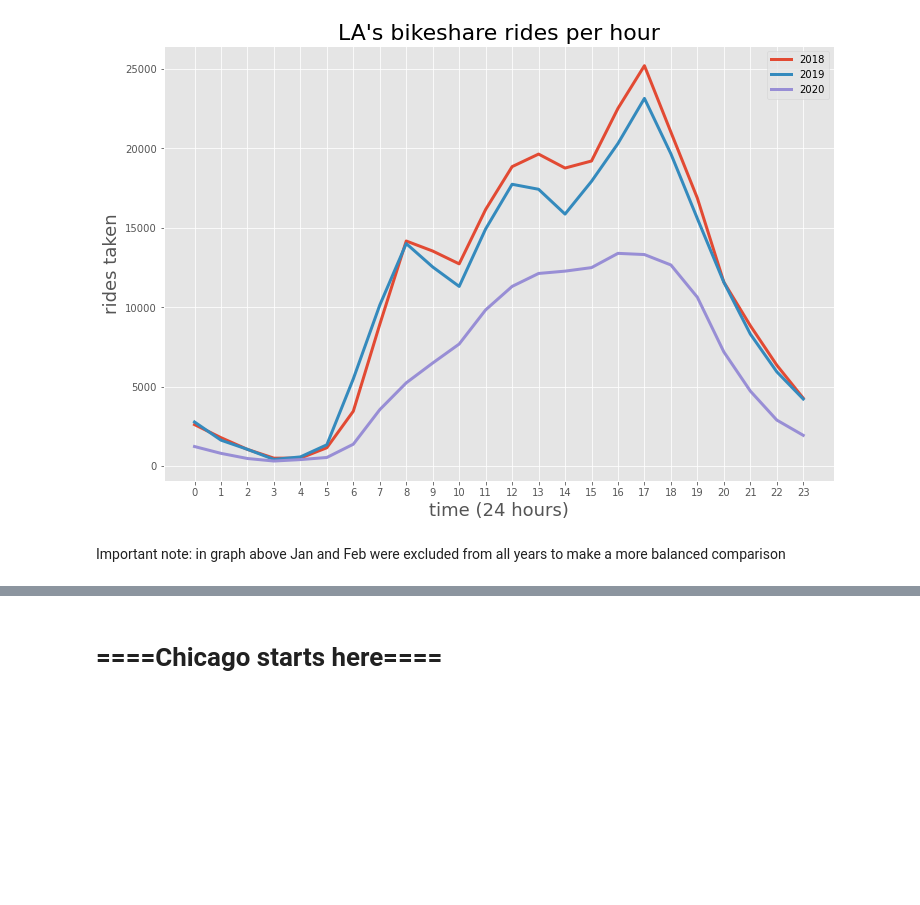
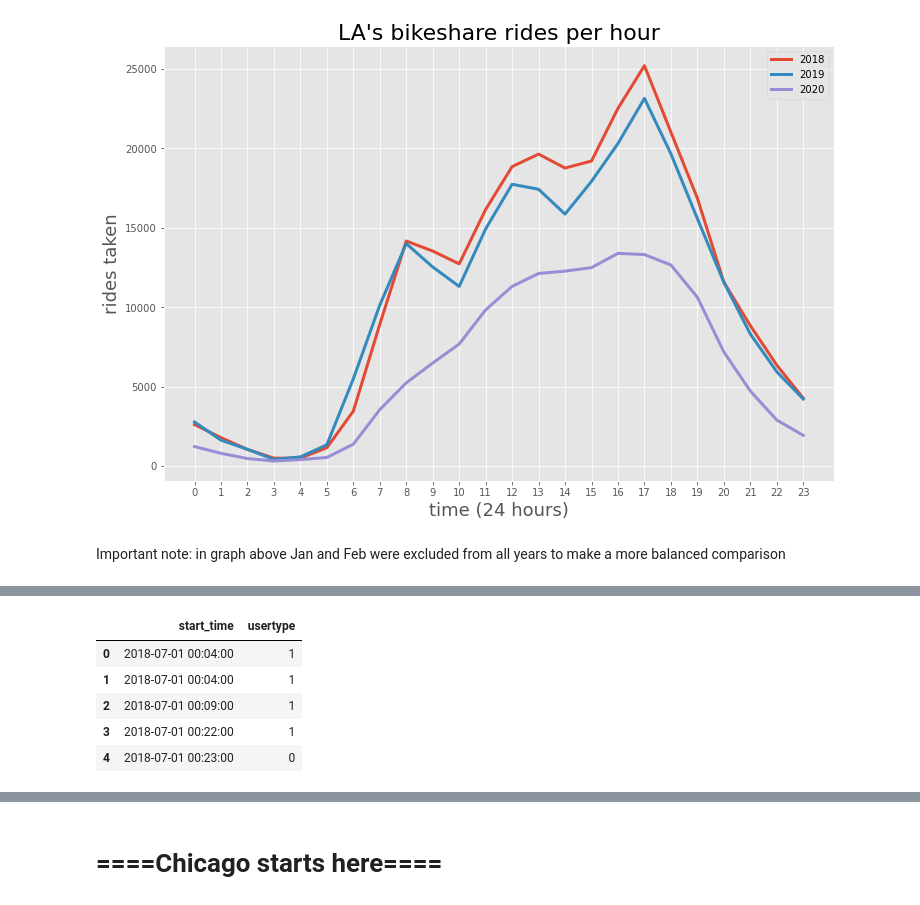
Before and after one commit to nick-kopy/Exploration-of-bike-share-programs-post-pandemic, a Jupyter notebook: data_clean.ipynb, the cells around one changed output, grey strips where cells are left out. Cells and saved outputs as stored; diff of their text form; code cells hidden in the pictures; blank space fills up the shorter version.

```diff
--- a/data_clean.ipynb
+++ b/data_clean.ipynb
@@ -306,0 +320,16 @@ Important note: in graph above Jan and Feb were excluded from all years to make
+# %%
+# Fix up one column to tell us about membership
+
+def dummy_code_users_la(col):
+    # The plan_duration column tells how many days a bike pass lasts. If it's 1 day, it's just a walkup, not a member.
+    # We're returning "is this row a member? 1: yes, 0: no."
+    if col == '1':
+        return 0
+    else:
+        return 1
+
+udf = f.UserDefinedFunction(dummy_code_users_la, IntegerType())
+
+la_sdf_wd = la_sdf_wd.withColumn('usertype', udf('plan_duration')).drop('plan_duration')
+
+la_sdf_wd.show()
@@ -306,0 +368,13 @@ Important note: in graph above Jan and Feb were excluded from all years to make
+# %%
+# cast start_time to datetime type
+
+la_df_wd['start_time'] = pd.to_datetime(la_df_wd['start_time'], infer_datetime_format=True)
+
+la_df_wd.head()
+# %% [output]
+|  | start_time | usertype |
+| 0 | 2018-07-01 00:04:00 | 1 |
+| 1 | 2018-07-01 00:04:00 | 1 |
+| 2 | 2018-07-01 00:09:00 | 1 |
+| 3 | 2018-07-01 00:22:00 | 1 |
+| 4 | 2018-07-01 00:23:00 | 0 |
```
Also changed, not shown: parts of 24 cells of this notebook, 2 other files.
